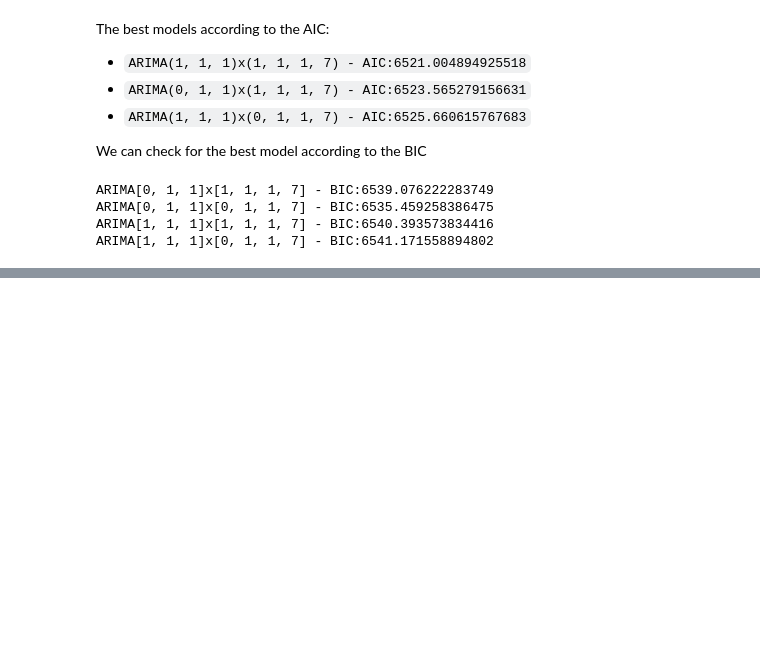
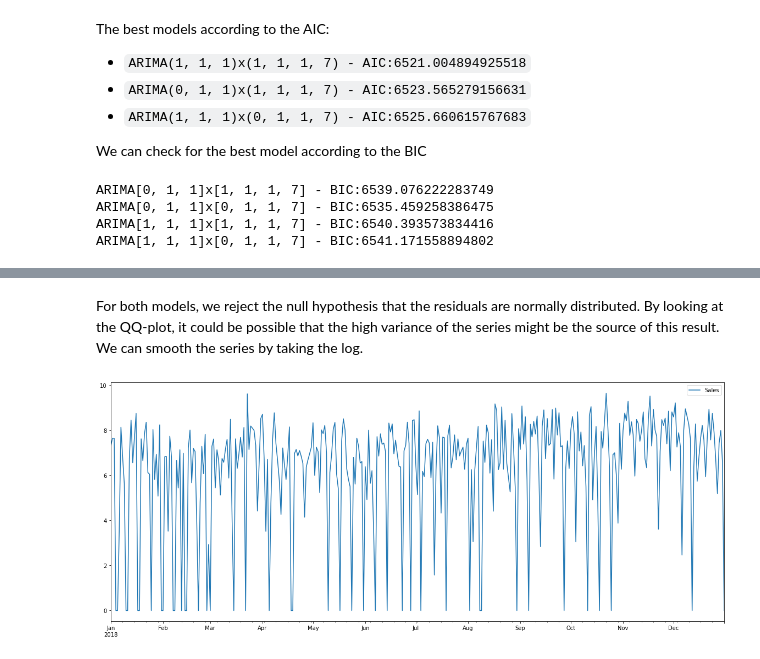
Before and after one commit to DanielGutierrezR/Super-Store-Sales-Prediction, a Jupyter notebook: Superstoresales.ipynb, the cells around one changed output, grey strips where cells are left out. Drawn from its saved outputs; the diff is of its cells as text; code cells hidden in the pictures; blank space fills up the shorter version.

```diff
--- a/Superstoresales.ipynb
+++ b/Superstoresales.ipynb
@@ -592,0 +655,8 @@ The best model according to the BIC is `ARIMA[0, 1, 1]x[0, 1, 1, 7] - BIC:6535.4
+# %% [markdown]
+For both models, we reject the null hypothesis that the residuals are normally distributed. By looking at the QQ-plot, it could be possible that the high variance of the series might be the source of this result. We can smooth the series by taking the log.
+# %%
+log_daily= np.log(daily_2018+1) #Plus one to avoid invalid values for the days when there are no sales
+log_daily.plot()
+plt.show()
+# %% [output]
+[figure, added]
```
Also changed, not shown: parts of 9 cells of this notebook.
